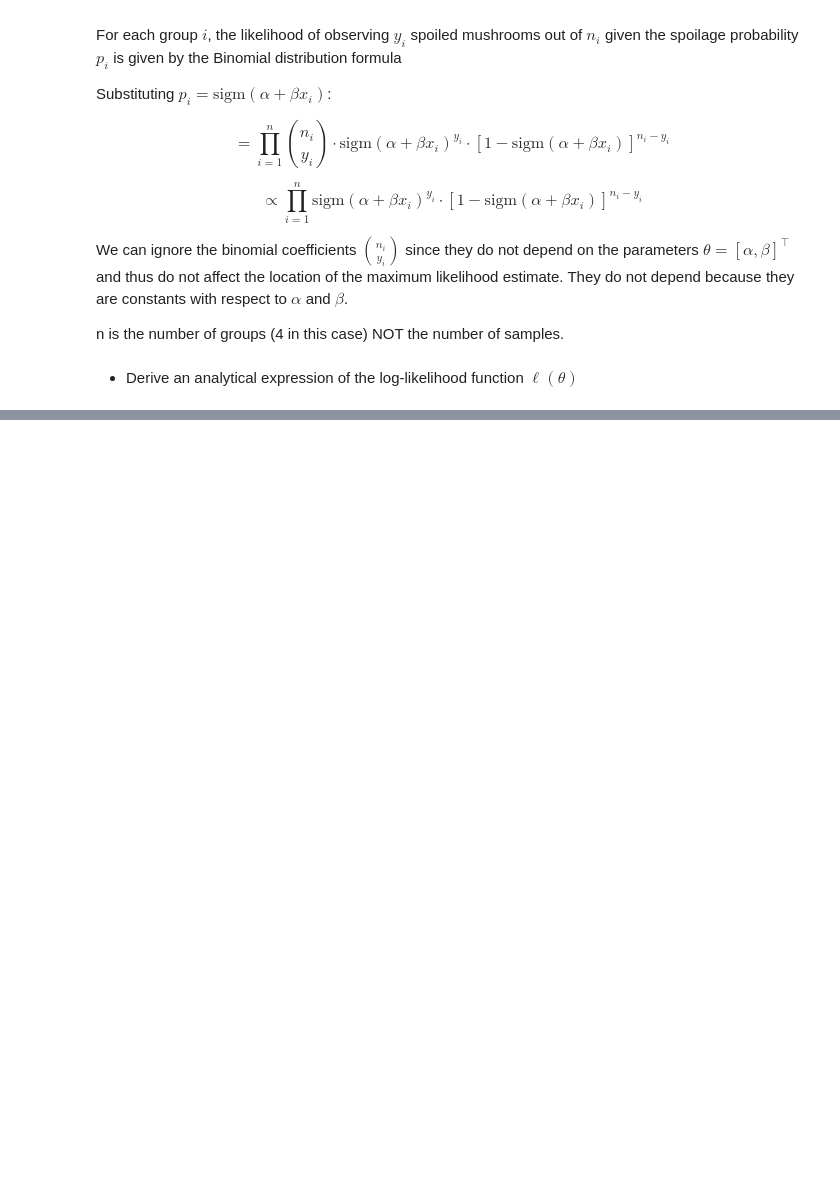
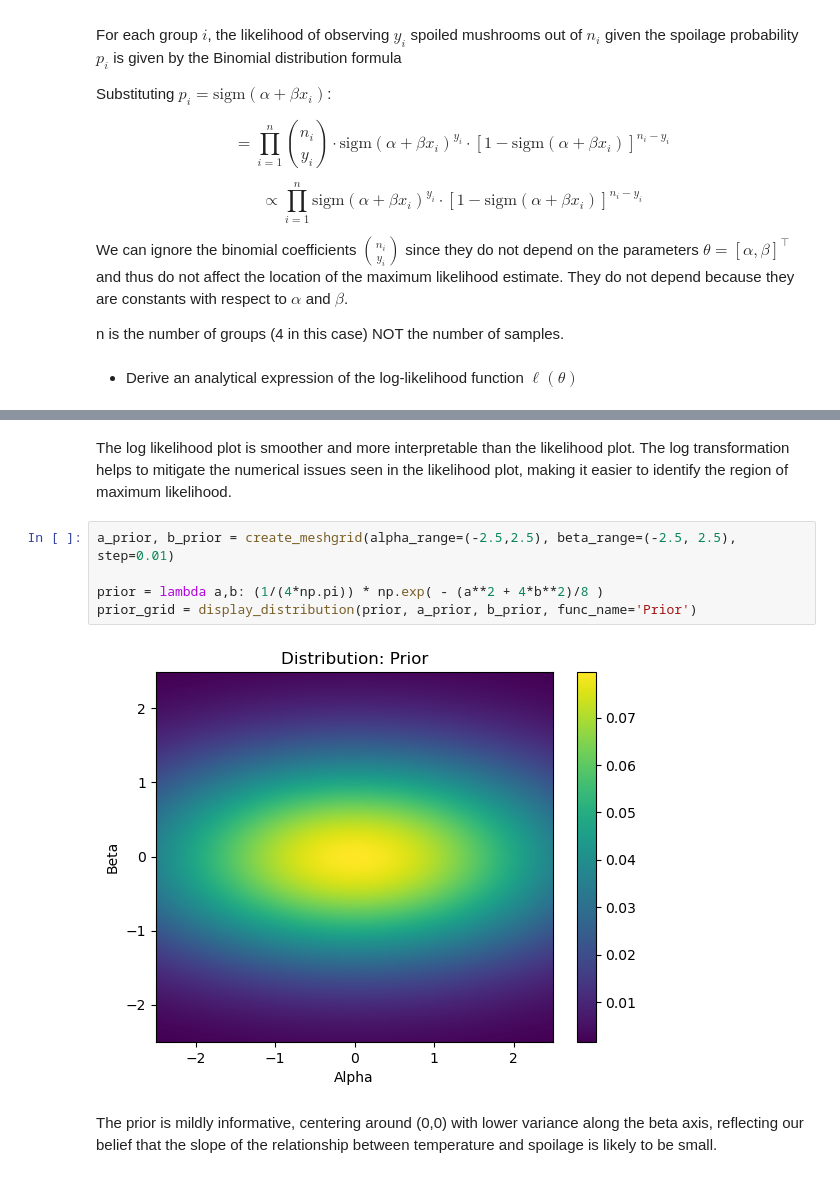
Before and after one commit to FedericoGritti/probabilistic_mushroom_spoilage_model, a Jupyter notebook: carnio_gritti.ipynb, the cells around one changed output, grey strips where cells are left out. Drawn from its saved outputs; the diff is of its cells as text; blank space fills up the shorter version.

```diff
--- a/carnio_gritti.ipynb
+++ b/carnio_gritti.ipynb
@@ -149,0 +242,11 @@ def sigmoid(z):
+# %% [markdown]
+The log likelihood plot is smoother and more interpretable than the likelihood plot. The log transformation helps to mitigate the numerical issues seen in the likelihood plot, making it easier to identify the region of maximum likelihood.
+# %%
+a_prior, b_prior = create_meshgrid(alpha_range=(-2.5,2.5), beta_range=(-2.5, 2.5), step=0.01)
+
+prior = lambda a,b: (1/(4*np.pi)) * np.exp( - (a**2 + 4*b**2)/8 )
+prior_grid = display_distribution(prior, a_prior, b_prior, func_name='Prior')
+# %% [output]
+[figure, added]
+# %% [markdown]
+The prior is mildly informative, centering around (0,0) with lower variance along the beta axis, reflecting our belief that the slope of the relationship between temperature and spoilage is likely to be small.
```
Also changed, not shown: parts of 17 cells of this notebook.
